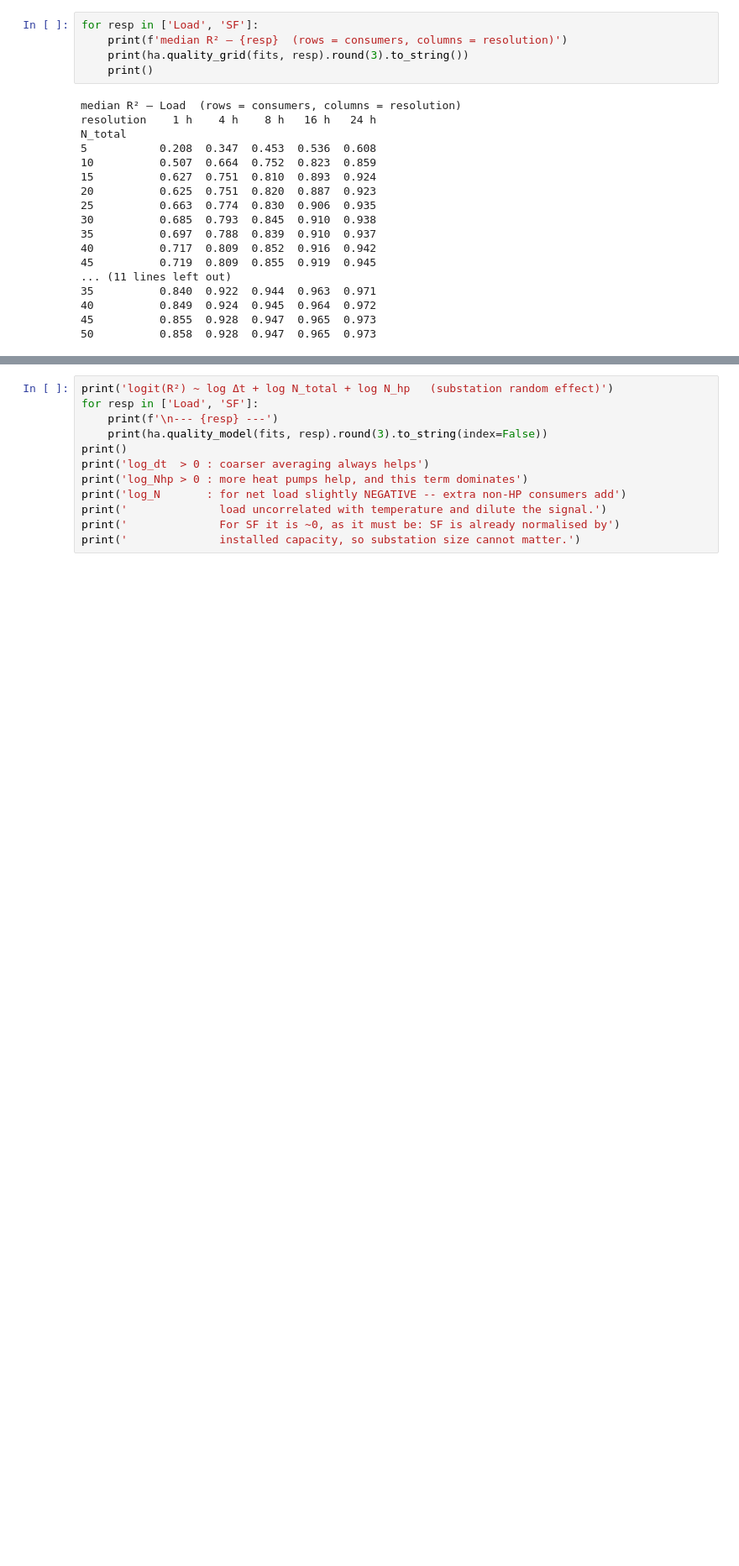
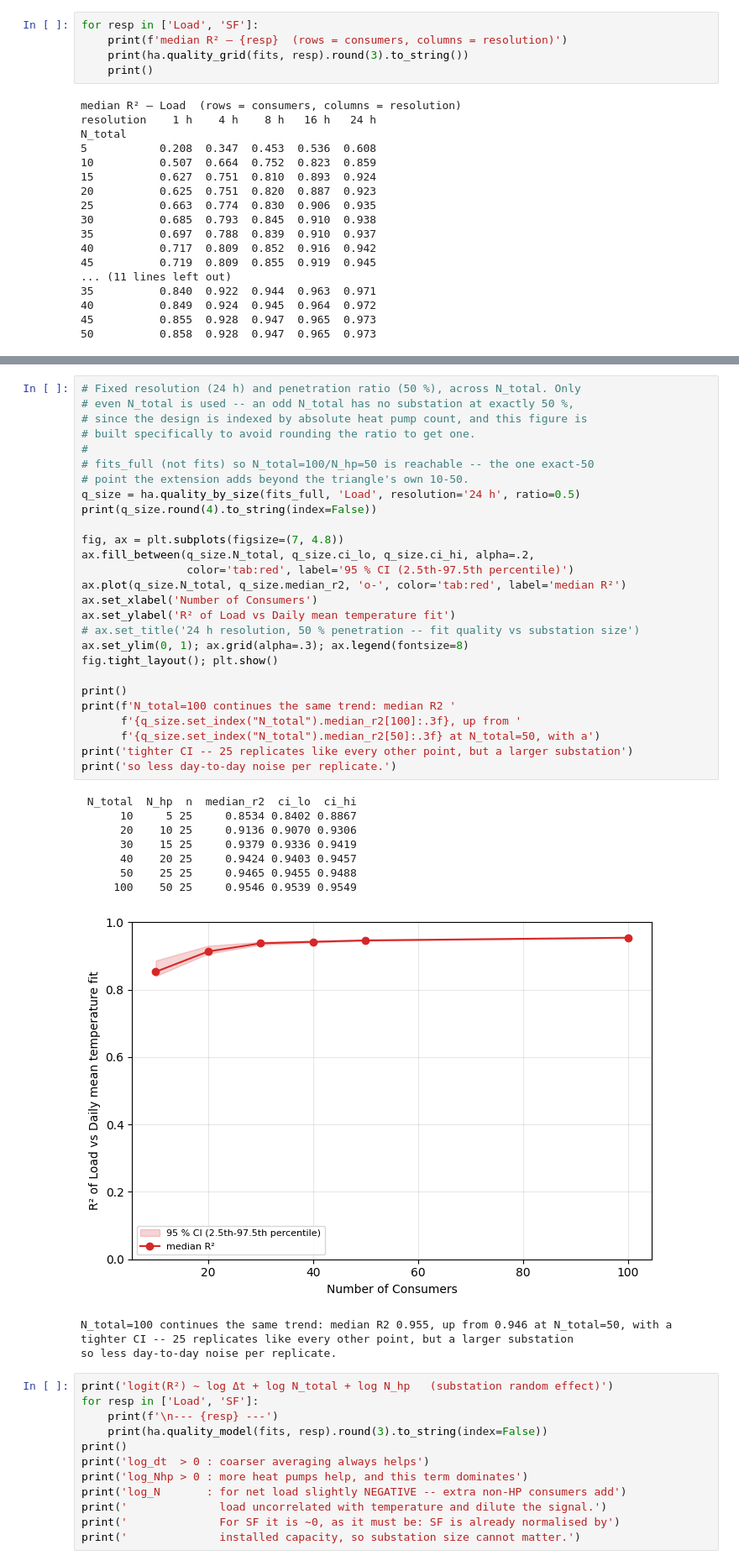
Before and after one commit to agouveia-kul/hp-sensitivity-paper, a Jupyter notebook: HeatPump_Hypotheses.ipynb, the cells around one changed output, grey strips where cells are left out. Shown at 84% size. Drawn from its saved outputs; the diff is of its cells as text; blank space fills up the shorter version.

```diff
--- a/HeatPump_Hypotheses.ipynb
+++ b/HeatPump_Hypotheses.ipynb
@@ -877,3 +1188,42 @@ fig.tight_layout(); plt.show()
+# %%
+# Fixed resolution (24 h) and penetration ratio (50 %), across N_total. Only
+# even N_total is used -- an odd N_total has no substation at exactly 50 %,
+# since the design is indexed by absolute heat pump count, and this figure is
+# built specifically to avoid rounding the ratio to get one.
+#
+# fits_full (not fits) so N_total=100/N_hp=50 is reachable -- the one exact-50
+# point the extension adds beyond the triangle's own 10-50.
+q_size = ha.quality_by_size(fits_full, 'Load', resolution='24 h', ratio=0.5)
+print(q_size.round(4).to_string(index=False))
+
+fig, ax = plt.subplots(figsize=(7, 4.8))
+ax.fill_between(q_size.N_total, q_size.ci_lo, q_size.ci_hi, alpha=.2,
+                color='tab:red', label='95 % CI (2.5th-97.5th percentile)')
+ax.plot(q_size.N_total, q_size.median_r2, 'o-', color='tab:red', label='median R²')
+ax.set_xlabel('Number of Consumers')
+ax.set_ylabel('R² of Load vs Daily mean temperature fit')
+# ax.set_title('24 h resolution, 50 % penetration -- fit quality vs substation size')
+ax.set_ylim(0, 1); ax.grid(alpha=.3); ax.legend(fontsize=8)
+fig.tight_layout(); plt.show()
+
+print()
+print(f'N_total=100 continues the same trend: median R2 '
+      f'{q_size.set_index("N_total").median_r2[100]:.3f}, up from '
+      f'{q_size.set_index("N_total").median_r2[50]:.3f} at N_total=50, with a')
+print('tighter CI -- 25 replicates like every other point, but a larger substation')
+print('so less day-to-day noise per replicate.')
+# %% [output]
+ N_total  N_hp  n  median_r2  ci_lo  ci_hi
+      10     5 25     0.8534 0.8402 0.8867
+      20    10 25     0.9136 0.9070 0.9306
+      30    15 25     0.9379 0.9336 0.9419
+      40    20 25     0.9424 0.9403 0.9457
+      50    25 25     0.9465 0.9455 0.9488
+     100    50 25     0.9546 0.9539 0.9549
+[figure, added]
+N_total=100 continues the same trend: median R2 0.955, up from 0.946 at N_total=50, with a
+tighter CI -- 25 replicates like every other point, but a larger substation
+so less day-to-day noise per replicate.
 # %%
 print('logit(R²) ~ log Δt + log N_total + log N_hp   (substation random effect)')
 for resp in ['Load', 'SF']:
```
Also changed, not shown: parts of 43 cells of this notebook, 15 other files.
